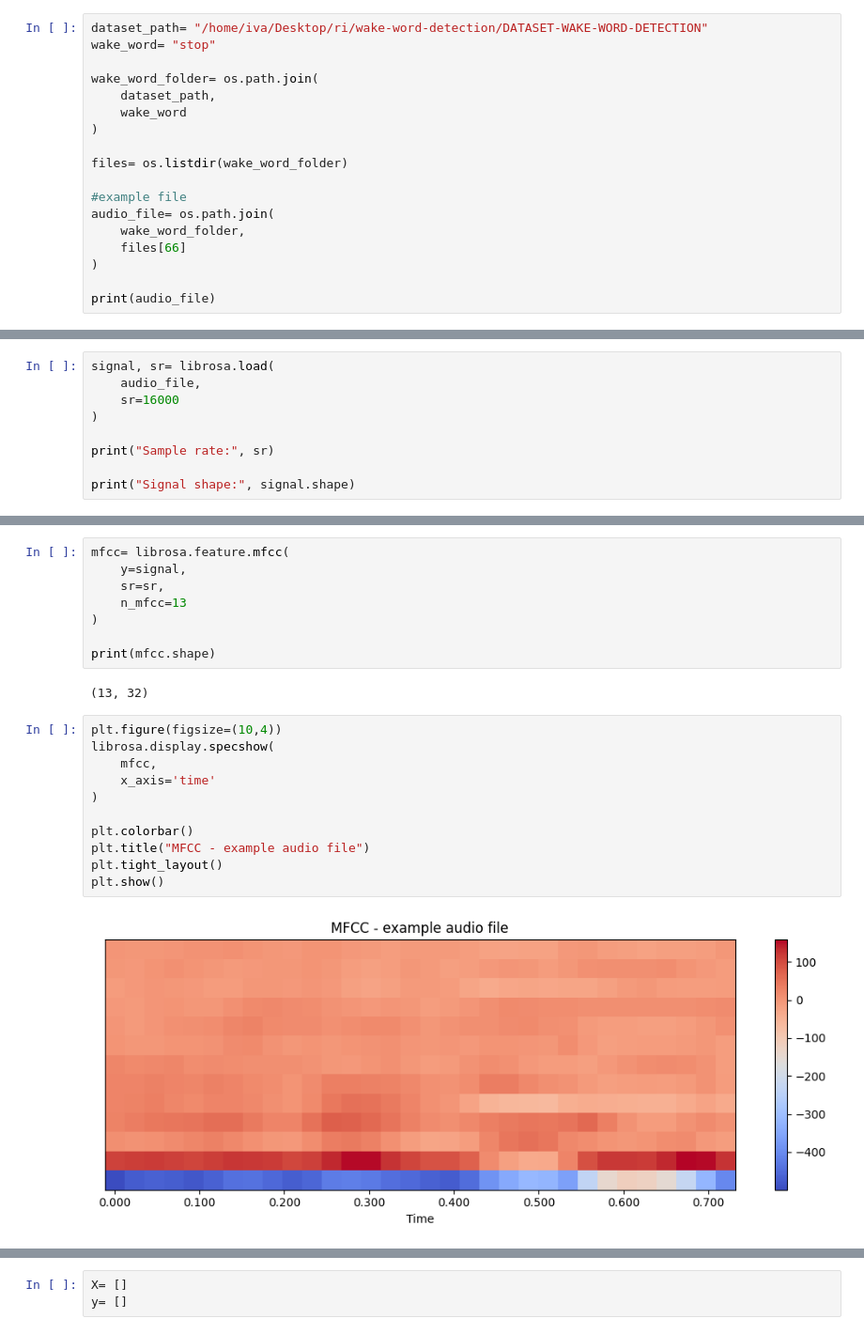
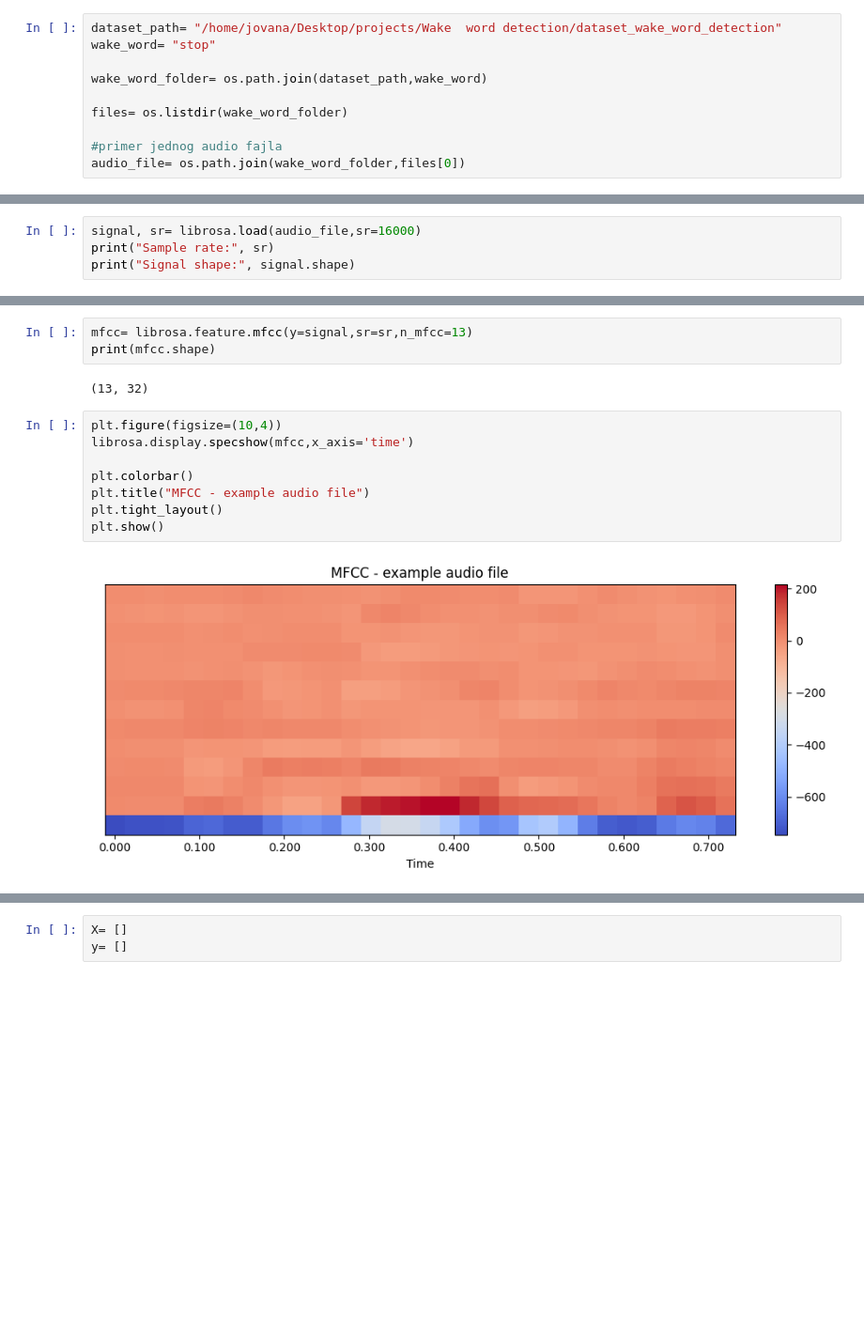
Before and after one commit to medenica02/wake-word-detection, a Jupyter notebook: main.ipynb, the cells around one changed output, grey strips where cells are left out. Shown at 94% size. Cells and saved outputs as stored; diff of their text form; blank space fills up the shorter version.

```diff
--- a/main.ipynb
+++ b/main.ipynb
@@ -11,18 +17,10 @@ from IPython.display import Audio
 # %%
-dataset_path= "/home/iva/Desktop/ri/wake-word-detection/DATASET-WAKE-WORD-DETECTION"
+dataset_path= "/home/jovana/Desktop/projects/Wake  word detection/dataset_wake_word_detection"
 wake_word= "stop"
 
-wake_word_folder= os.path.join(
-    dataset_path,
-    wake_word
-)
+wake_word_folder= os.path.join(dataset_path,wake_word)
 
 files= os.listdir(wake_word_folder)
 
-#example file
-audio_file= os.path.join(
-    wake_word_folder,
-    files[66]
-)
-
-print(audio_file)
+#primer jednog audio fajla
+audio_file= os.path.join(wake_word_folder,files[0])
@@ -31,11 +27,6 @@ print(audio_file)
 # %%
-signal, sr= librosa.load(
-    audio_file,
-    sr=16000
-)
-
+signal, sr= librosa.load(audio_file,sr=16000)
 print("Sample rate:", sr)
-
 print("Signal shape:", signal.shape)
 # %% [output]
 Sample rate: 16000
@@ -54,27 +45,19 @@ Audio(signal, rate=sr)
 # %% [output]
 [interactive output not drawn]
 # %%
-mfcc= librosa.feature.mfcc(
-    y=signal,
-    sr=sr,
-    n_mfcc=13
-)
-
+mfcc= librosa.feature.mfcc(y=signal,sr=sr,n_mfcc=13)
 print(mfcc.shape)
 # %% [output]
 (13, 32)
 # %%
 plt.figure(figsize=(10,4))
-librosa.display.specshow(
-    mfcc,
-    x_axis='time'
-)
+librosa.display.specshow(mfcc,x_axis='time')
 
 plt.colorbar()
 plt.title("MFCC - example audio file")
 plt.tight_layout()
 plt.show()
 # %% [output]
-[figure, old version]
+[figure, new version]
 # %%
 def extract_mfcc(file_path, n_mfcc=13, max_len=32):
```
Also changed, not shown: parts of 17 cells of this notebook, 6 other files.
